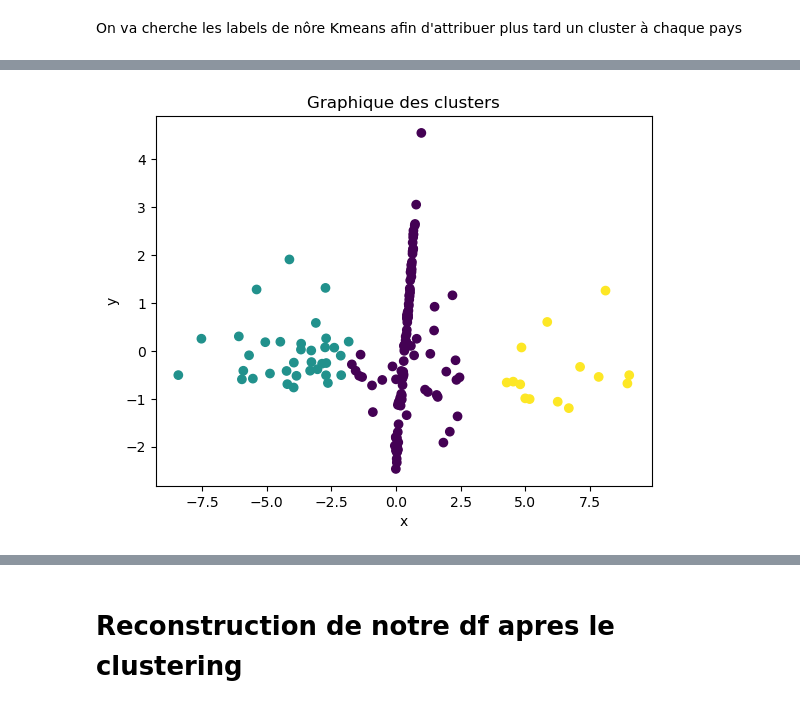
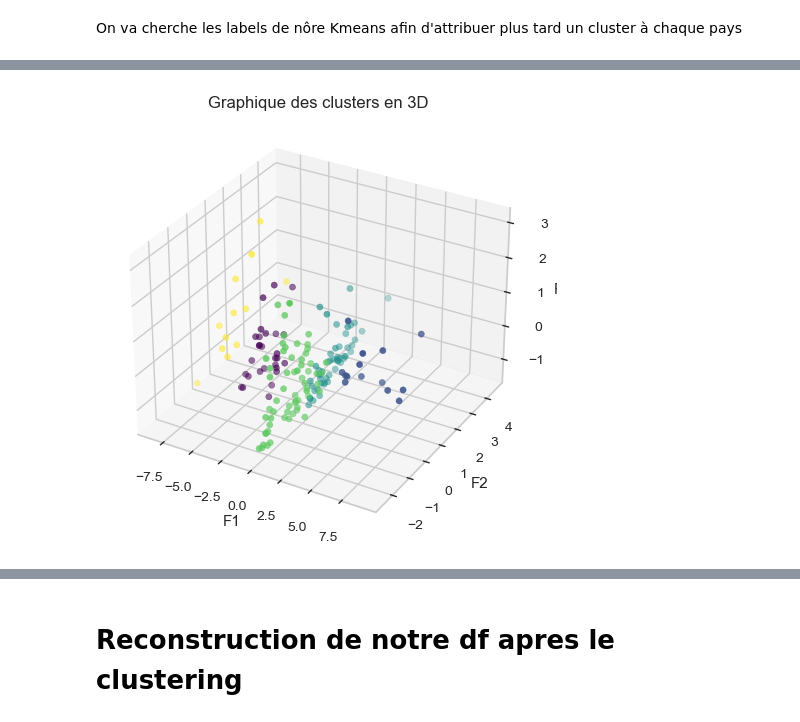
Before and after one commit to AntoineJBQ/Projet-9---Produisez-une--etude-de-marche--avec-Python, a Jupyter notebook: NOTEBOOK/clustering_visualisations.ipynb, the cells around one changed output, grey strips where cells are left out. Drawn from its saved outputs; the diff is of its cells as text; code cells hidden in the pictures.

Commit message:
ajout de la 3ème dimensions pca, test clustering à 4 et 5 clusters

```diff
--- a/NOTEBOOK/clustering_visualisations.ipynb
+++ b/NOTEBOOK/clustering_visualisations.ipynb
@@ -267,2 +329,4 @@ plt.show()
+# %%
+nb_clusters = 5
 # %%
 # Coupage du dendrogramme en 3 clusters
@@ -328,7 +392,7 @@ Le nombre optimal de clusters est généralement celui qui donne le score de sil
 from sklearn.cluster import KMeans
 
 # Créer une instance de la classe KMeans avec 2 clusters
-kmeans = KMeans(n_clusters=3)
+kmeans = KMeans(n_clusters=nb_clusters, n_init=10, random_state=42)
 
 # Entraîner le modèle KMeans sur les données numériques
 kmeans.fit(df_test)
@@ -345,18 +409,25 @@ array([0, 0, 0, 0, 1])
-# %%
-df['cluster_kmeans'] = labels
+# %%
+# Ajouter la colonne 'cluster_kmeans' au dataframe 'data' avec les labels attribués par KMeans
+df['cluster_kmeans'] = kmeans.labels_
 # %%
-# Créer un graphique de dispersion avec le numéro du cluster et la colormap "viridis"
-plt.scatter(df['F1'], df['F2'], c=df['cluster_kmeans'], cmap='viridis')
+from mpl_toolkits.mplot3d import Axes3D
+
+fig = plt.figure()
+ax = fig.add_subplot(111, projection='3d')
+
+# Créer un graphique de dispersion en 3D avec le numéro du cluster et la colormap "viridis"
+ax.scatter(df['F1'], df['F2'], df['F3'], c=df['cluster_kmeans'], cmap='viridis')
 
 # Ajouter des étiquettes et un titre
-plt.xlabel('x')
-plt.ylabel('y')
-plt.title('Graphique des clusters')
+ax.set_xlabel('F1')
+ax.set_ylabel('F2')
+ax.set_zlabel('F3')
+ax.set_title('Graphique des clusters en 3D')
 
 # Afficher le graphique
 plt.show()
 # %% [output]
-[figure, old version]
+[figure, new version]
 # %%
 centroids = kmeans.cluster_centers_
 centroids
```
Also changed, not shown: parts of 43 cells of this notebook.
